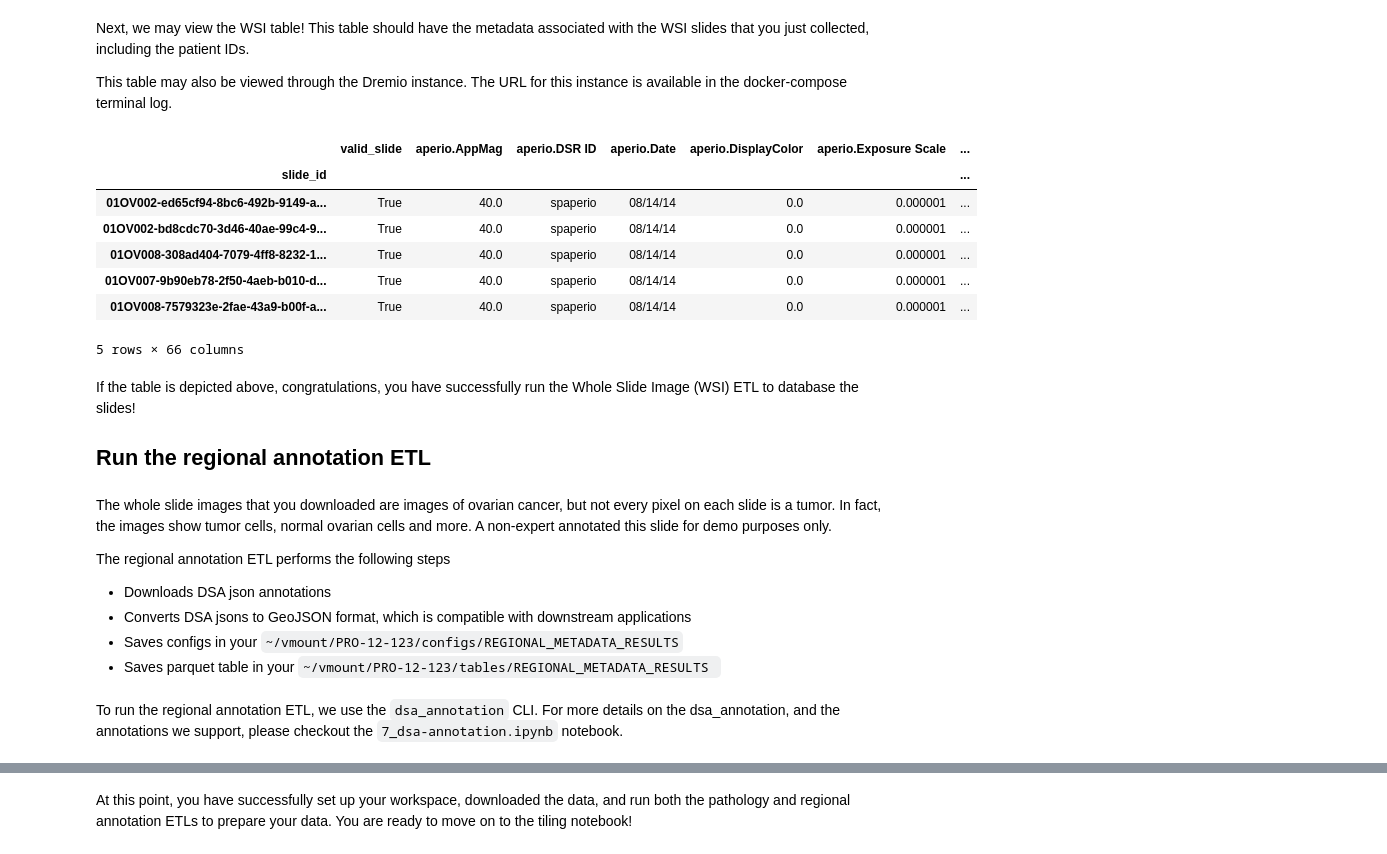
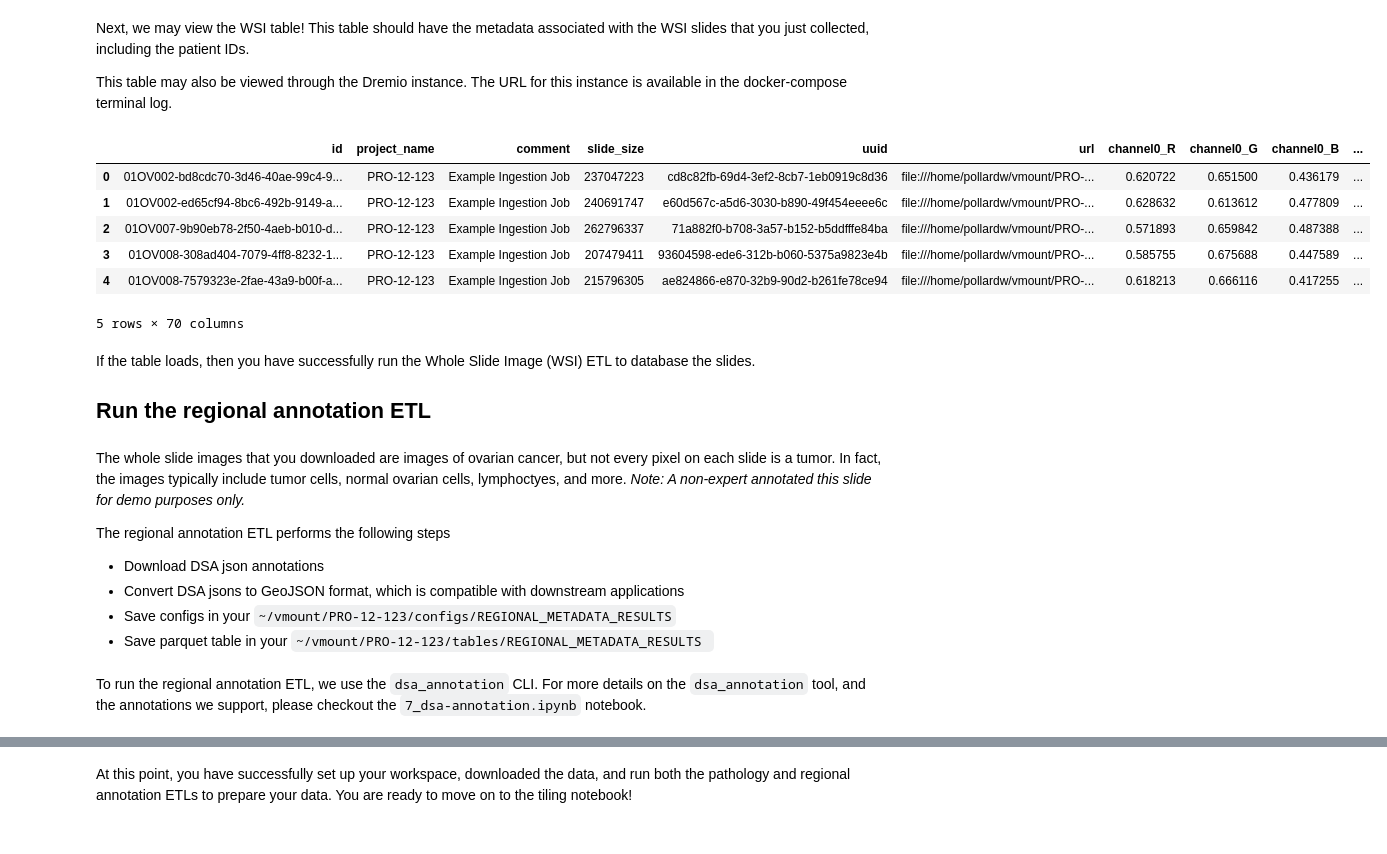
Before and after one commit to msk-mind/luna, a Jupyter notebook: docker/luna_tutorial/vmount/notebooks/1_dataset-prep.ipynb, the cells around one changed output, grey strips where cells are left out. Cells and saved outputs as stored; diff of their text form; code cells hidden in the pictures.

```diff
--- a/docker/luna_tutorial/vmount/notebooks/1_dataset-prep.ipynb
+++ b/docker/luna_tutorial/vmount/notebooks/1_dataset-prep.ipynb
@@ -148,30 +132,33 @@ Next, we may view the WSI table! This table should have the metadata associated
 
 This table may also be viewed through the Dremio instance. The URL for this instance is available in the docker-compose terminal log.
 # %%
+import os
+LUNA_HOME = os.environ["LUNA_HOME"]
+TABLE_DIR = f"{LUNA_HOME}/PRO-12-123/data/toy_data_set/table"
+
 import pandas as pd
-pd.read_parquet("../PRO-12-123/data/toy_data_set/table/SLIDES/slide_ingest_PRO-12-123.parquet")
+pd.read_parquet(f"{TABLE_DIR}/SLIDES/slide_ingest_PRO-12-123.parquet")
 # %% [output]
-|  | valid_slide | aperio.AppMag | aperio.DSR ID | aperio.Date | aperio.DisplayColor | aperio.Exposure Scale | ... |
-| slide_id |  |  |  |  |  |  | ... |
-| 01OV002-ed65cf94-8bc6-492b-9149-a... | True | 40.0 | spaperio | 08/14/14 | 0.0 | 0.000001 | ... |
-| 01OV002-bd8cdc70-3d46-40ae-99c4-9... | True | 40.0 | spaperio | 08/14/14 | 0.0 | 0.000001 | ... |
-| 01OV008-308ad404-7079-4ff8-8232-1... | True | 40.0 | spaperio | 08/14/14 | 0.0 | 0.000001 | ... |
-| 01OV007-9b90eb78-2f50-4aeb-b010-d... | True | 40.0 | spaperio | 08/14/14 | 0.0 | 0.000001 | ... |
-| 01OV008-7579323e-2fae-43a9-b00f-a... | True | 40.0 | spaperio | 08/14/14 | 0.0 | 0.000001 | ... |
+|  | id | project_name | comment | slide_size | uuid | url | channel0_R | channel0_G | channel0_B | ... |
+| 0 | 01OV002-bd8cdc70-3d46-40ae-99c4-9... | PRO-12-123 | Example Ingestion Job | 237047223 | cd8c82fb-69d4-3ef2-8cb7-1eb0919c8d36 | file:///home/pollardw/vmount/PRO-... | 0.620722 | 0.651500 | 0.436179 | ... |
+| 1 | 01OV002-ed65cf94-8bc6-492b-9149-a... | PRO-12-123 | Example Ingestion Job | 240691747 | e60d567c-a5d6-3030-b890-49f454eeee6c | file:///home/pollardw/vmount/PRO-... | 0.628632 | 0.613612 | 0.477809 | ... |
+| 2 | 01OV007-9b90eb78-2f50-4aeb-b010-d... | PRO-12-123 | Example Ingestion Job | 262796337 | 71a882f0-b708-3a57-b152-b5ddfffe84ba | file:///home/pollardw/vmount/PRO-... | 0.571893 | 0.659842 | 0.487388 | ... |
+| 3 | 01OV008-308ad404-7079-4ff8-8232-1... | PRO-12-123 | Example Ingestion Job | 207479411 | 93604598-ede6-312b-b060-5375a9823e4b | file:///home/pollardw/vmount/PRO-... | 0.585755 | 0.675688 | 0.447589 | ... |
+| 4 | 01OV008-7579323e-2fae-43a9-b00f-a... | PRO-12-123 | Example Ingestion Job | 215796305 | ae824866-e870-32b9-90d2-b261fe78ce94 | file:///home/pollardw/vmount/PRO-... | 0.618213 | 0.666116 | 0.417255 | ... |
-5 rows × 66 columns
+5 rows × 70 columns
 # %% [markdown]
-If the table is depicted above, congratulations, you  have successfully run the Whole Slide Image (WSI) ETL to database the slides!
+If the table loads, then you have successfully run the Whole Slide Image (WSI) ETL to database the slides.
 
 ## Run the regional annotation ETL
 # %% [markdown]
-The whole slide images that you downloaded are images of ovarian cancer, but not every pixel on each slide is a tumor. In fact, the images show tumor cells, normal ovarian cells and more. A non-expert annotated this slide for demo purposes only.
+The whole slide images that you downloaded are images of ovarian cancer, but not every pixel on each slide is a tumor.  In fact, the images typically include tumor cells, normal ovarian cells, lymphoctyes, and more. *Note: A non-expert annotated this slide for demo purposes only.*
 
 The regional annotation ETL performs the following steps
 
-- Downloads DSA json annotations
-- Converts DSA jsons to GeoJSON format, which is compatible with downstream applications
-- Saves configs in your `~/vmount/PRO-12-123/configs/REGIONAL_METADATA_RESULTS`
-- Saves parquet table in your `~/vmount/PRO-12-123/tables/REGIONAL_METADATA_RESULTS `
+- Download DSA json annotations
+- Convert DSA jsons to GeoJSON format, which is compatible with downstream applications
+- Save configs in your `~/vmount/PRO-12-123/configs/REGIONAL_METADATA_RESULTS`
+- Save parquet table in your `~/vmount/PRO-12-123/tables/REGIONAL_METADATA_RESULTS `
 # %% [markdown]
-To run the regional annotation ETL, we use the `dsa_annotation` CLI. For more details on the dsa_annotation, and the annotations we support, please checkout the `7_dsa-annotation.ipynb` notebook.
+To run the regional annotation ETL, we use the `dsa_annotation` CLI. For more details on the `dsa_annotation` tool, and the annotations we support, please checkout the `7_dsa-annotation.ipynb` notebook.
 # %%
```
Also changed, not shown: parts of 11 cells of this notebook, 1 other file.
